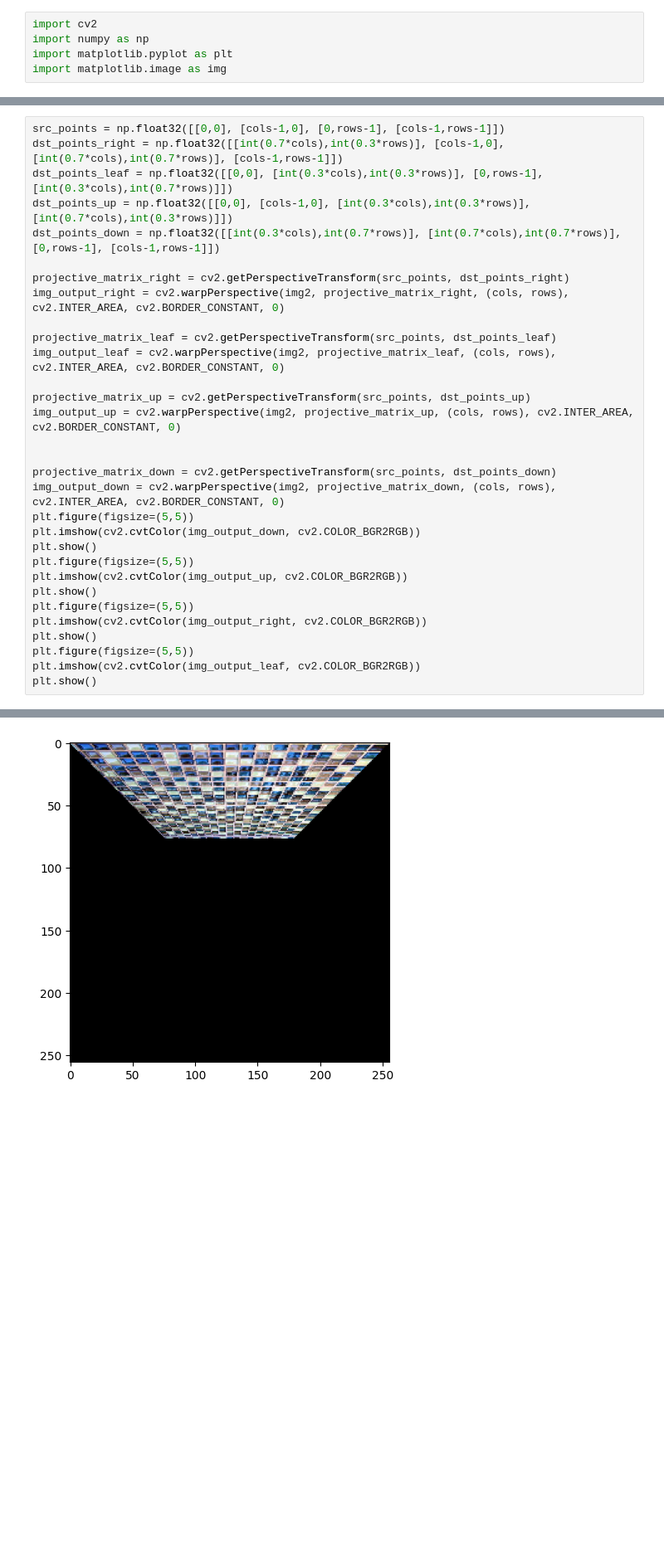
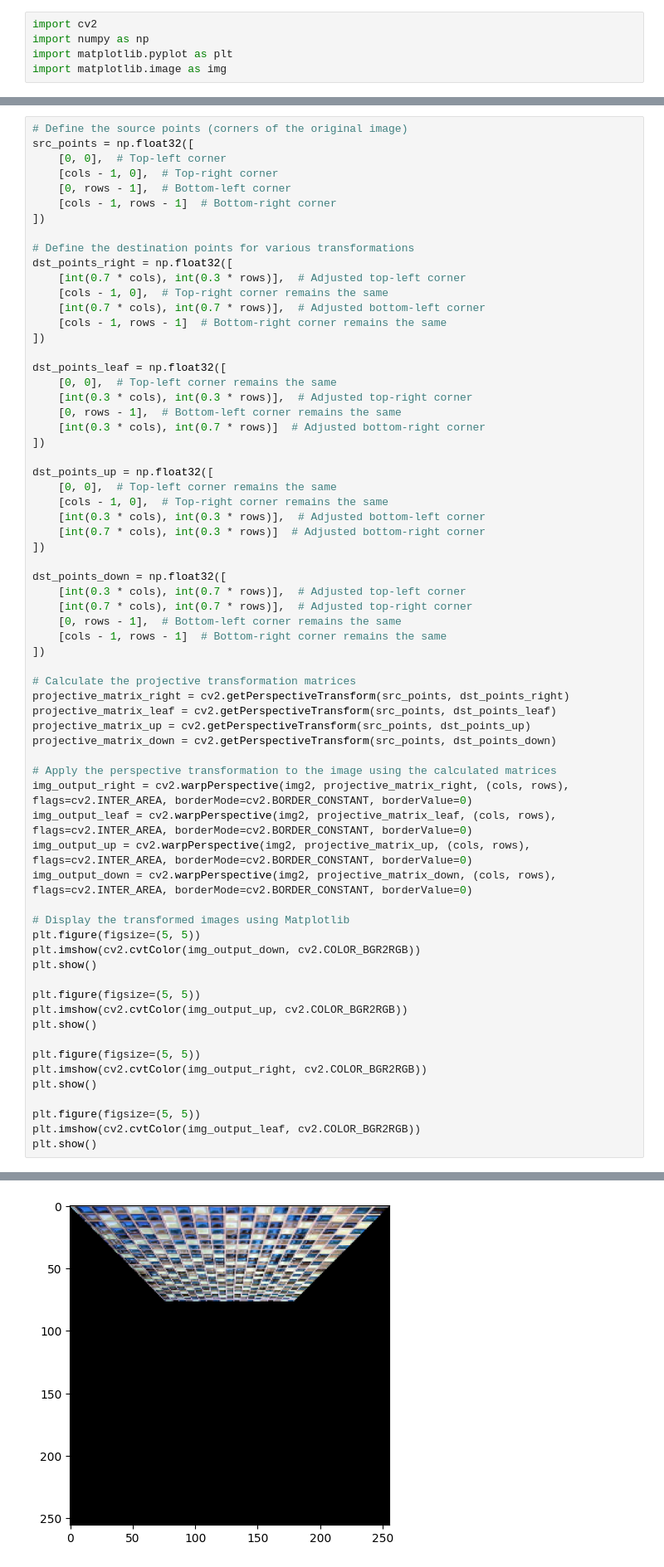
Before and after one commit to appleiphonedddd/NDHU_Advanced_Computer_Vision_Spring, a Jupyter notebook: Practice/0321/main.ipynb, the cells around one changed output, grey strips where cells are left out. Shown at 83% size. Drawn from its saved outputs; the diff is of its cells as text; blank space fills up the shorter version.

```diff
--- a/Practice/0321/main.ipynb
+++ b/Practice/0321/main.ipynb
@@ -29,32 +161,67 @@ plt.show()
 # %%
-src_points = np.float32([[0,0], [cols-1,0], [0,rows-1], [cols-1,rows-1]])
-dst_points_right = np.float32([[int(0.7*cols),int(0.3*rows)], [cols-1,0], [int(0.7*cols),int(0.7*rows)], [cols-1,rows-1]])
-dst_points_leaf = np.float32([[0,0], [int(0.3*cols),int(0.3*rows)], [0,rows-1], [int(0.3*cols),int(0.7*rows)]])
-dst_points_up = np.float32([[0,0], [cols-1,0], [int(0.3*cols),int(0.3*rows)], [int(0.7*cols),int(0.3*rows)]])
-dst_points_down = np.float32([[int(0.3*cols),int(0.7*rows)], [int(0.7*cols),int(0.7*rows)], [0,rows-1], [cols-1,rows-1]])
+# Define the source points (corners of the original image)
+src_points = np.float32([
+    [0, 0],  # Top-left corner
+    [cols - 1, 0],  # Top-right corner
+    [0, rows - 1],  # Bottom-left corner
+    [cols - 1, rows - 1]  # Bottom-right corner
+])
 
+# Define the destination points for various transformations
+dst_points_right = np.float32([
+    [int(0.7 * cols), int(0.3 * rows)],  # Adjusted top-left corner
+    [cols - 1, 0],  # Top-right corner remains the same
+    [int(0.7 * cols), int(0.7 * rows)],  # Adjusted bottom-left corner
+    [cols - 1, rows - 1]  # Bottom-right corner remains the same
+])
+
+dst_points_leaf = np.float32([
+    [0, 0],  # Top-left corner remains the same
+    [int(0.3 * cols), int(0.3 * rows)],  # Adjusted top-right corner
+    [0, rows - 1],  # Bottom-left corner remains the same
+    [int(0.3 * cols), int(0.7 * rows)]  # Adjusted bottom-right corner
+])
+
+dst_points_up = np.float32([
+    [0, 0],  # Top-left corner remains the same
+    [cols - 1, 0],  # Top-right corner remains the same
+    [int(0.3 * cols), int(0.3 * rows)],  # Adjusted bottom-left corner
+    [int(0.7 * cols), int(0.3 * rows)]  # Adjusted bottom-right corner
+])
+
+dst_points_down = np.float32([
+    [int(0.3 * cols), int(0.7 * rows)],  # Adjusted top-left corner
+    [int(0.7 * cols), int(0.7 * rows)],  # Adjusted top-right corner
+    [0, rows - 1],  # Bottom-left corner remains the same
+    [cols - 1, rows - 1]  # Bottom-right corner remains the same
+])
+
+# Calculate the projective transformation matrices
 projective_matrix_right = cv2.getPerspectiveTransform(src_points, dst_points_right)
-img_output_right = cv2.warpPerspective(img2, projective_matrix_right, (cols, rows), cv2.INTER_AREA, cv2.BORDER_CONSTANT, 0)
+projective_matrix_leaf = cv2.getPerspectiveTransform(src_points, dst_points_leaf)
+projective_matrix_up = cv2.getPerspectiveTransform(src_points, dst_points_up)
+projective_matrix_down = cv2.getPerspectiveTransform(src_points, dst_points_down)
 
-projective_matrix_leaf = cv2.getPerspectiveTransform(src_points, dst_points_leaf)
-img_output_leaf = cv2.warpPerspective(img2, projective_matrix_leaf, (cols, rows), cv2.INTER_AREA, cv2.BORDER_CONSTANT, 0)
+# Apply the perspective transformation to the image using the calculated matrices
+img_output_right = cv2.warpPerspective(img2, projective_matrix_right, (cols, rows), flags=cv2.INTER_AREA, borderMode=cv2.BORDER_CONSTANT, borderValue=0)
+img_output_leaf = cv2.warpPerspective(img2, projective_matrix_leaf, (cols, rows), flags=cv2.INTER_AREA, borderMode=cv2.BORDER_CONSTANT, borderValue=0)
+img_output_up = cv2.warpPerspective(img2, projective_matrix_up, (cols, rows), flags=cv2.INTER_AREA, borderMode=cv2.BORDER_CONSTANT, borderValue=0)
+img_output_down = cv2.warpPerspective(img2, projective_matrix_down, (cols, rows), flags=cv2.INTER_AREA, borderMode=cv2.BORDER_CONSTANT, borderValue=0)
 
-projective_matrix_up = cv2.getPerspectiveTransform(src_points, dst_points_up)
-img_output_up = cv2.warpPerspective(img2, projective_matrix_up, (cols, rows), cv2.INTER_AREA, cv2.BORDER_CONSTANT, 0)
-
-
-projective_matrix_down = cv2.getPerspectiveTransform(src_points, dst_points_down)
-img_output_down = cv2.warpPerspective(img2, projective_matrix_down, (cols, rows), cv2.INTER_AREA, cv2.BORDER_CONSTANT, 0)
-plt.figure(figsize=(5,5))
+# Display the transformed images using Matplotlib
+plt.figure(figsize=(5, 5))
 plt.imshow(cv2.cvtColor(img_output_down, cv2.COLOR_BGR2RGB))
 plt.show()
-plt.figure(figsize=(5,5))
+
+plt.figure(figsize=(5, 5))
 plt.imshow(cv2.cvtColor(img_output_up, cv2.COLOR_BGR2RGB))
 plt.show()
-plt.figure(figsize=(5,5))
+
+plt.figure(figsize=(5, 5))
 plt.imshow(cv2.cvtColor(img_output_right, cv2.COLOR_BGR2RGB))
 plt.show()
-plt.figure(figsize=(5,5))
+
+plt.figure(figsize=(5, 5))
 plt.imshow(cv2.cvtColor(img_output_leaf, cv2.COLOR_BGR2RGB))
 plt.show()
 # %% [output]
@@ -62 +229 @@ plt.show()
-[figure, old version]
+[figure, new version]
```
Also changed, not shown: parts of 5 cells of this notebook, 2 other files.
